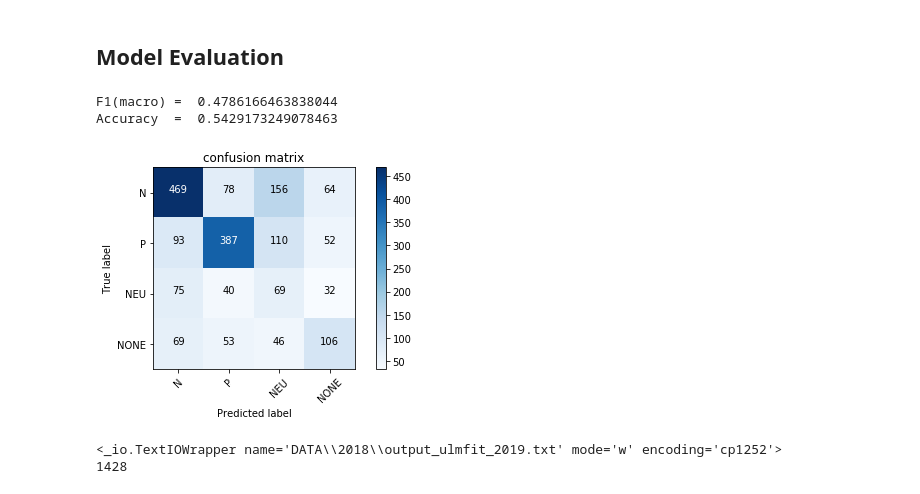
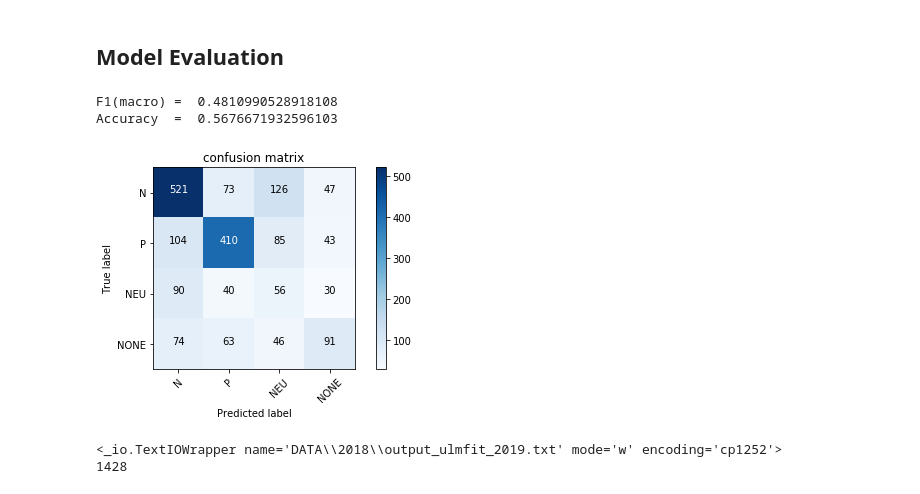
Before and after one commit to dpalominop/ULMFit, a Jupyter notebook: Classifier.ipynb, the cells around one changed output. Cells and saved outputs as stored; diff of their text form; code cells hidden in the pictures.

Commit message:
F1(macro): 0.4810 in dataset 2017.

```diff
--- a/Classifier.ipynb
+++ b/Classifier.ipynb
@@ -846,27 +839,27 @@ vs = len(itos)
 # %%
 
 m = get_rnn_classifer(bptt, 20*70, c, vs, emb_sz=em_sz, n_hid=nh, n_layers=nl, pad_token=1, layers=[em_sz*3, 50, c], drops=[0., 0.])
 
 learn2 = RNN_Learner(md, TextModel(to_gpu(m)))
 learn2.load_encoder('lm1_enc')
-learn2.load('final_03')
+learn2.load('final_04')
 predictions = np.argmax(learn2.predict(), axis=1)
 
 f1 = f1_score(tst_lbls_sampled, predictions, average='macro')
 print('F1(macro) = ', f1)
 
 acc = (tst_lbls_sampled == predictions).mean()
 print('Accuracy  = ', acc)
 
 
 cnf_matrix = confusion_matrix(tst_lbls_sampled, predictions)
 plt.figure()
 plot_confusion_matrix(cnf_matrix, classes=['N', 'P', 'NEU', 'NONE'], title='confusion matrix')
 plt.show()
 # %% [output]
-F1(macro) =  0.4786166463838044
-Accuracy  =  0.5429173249078463
+F1(macro) =  0.4810990528918108
+Accuracy  =  0.5676671932596103
-[figure, old version]
+[figure, new version]
 # %%
 def getLabel(num):
     if num == 0:
```
Also changed, not shown: parts of 37 cells of this notebook.
